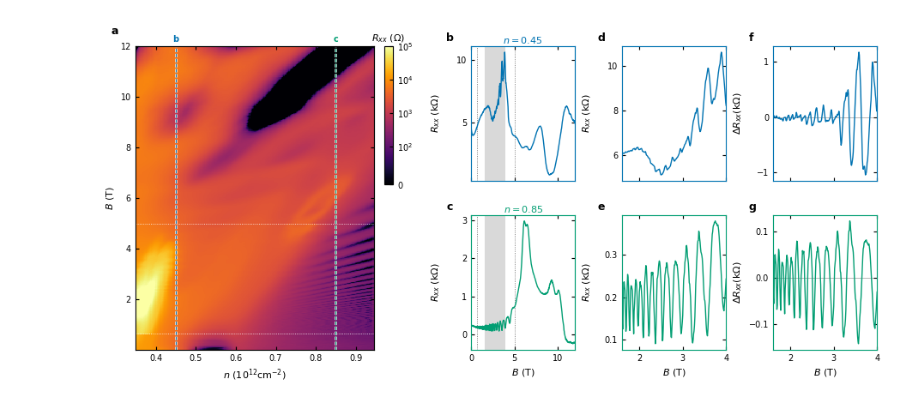
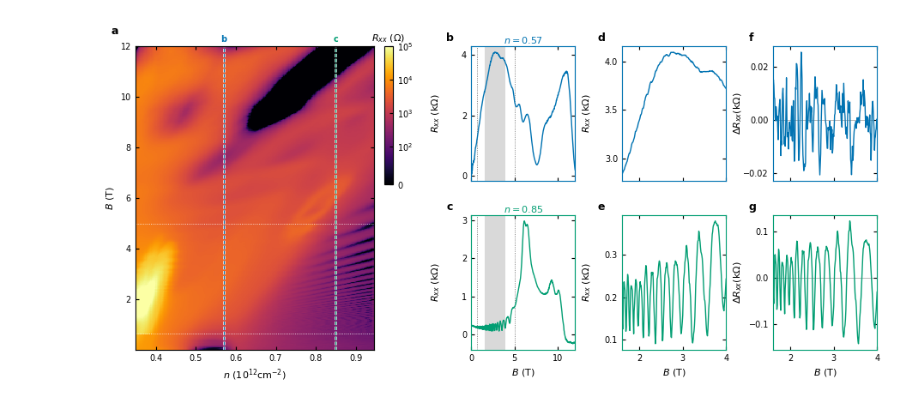
Before and after one commit to sharpelab/Fermiology-and-the-cCSC, a Jupyter notebook: ref-response-highfield-nosub/figS_highfield_nosub.ipynb, the cells around one changed output. Drawn from its saved outputs; the diff is of its cells as text; code cells hidden in the pictures.

```diff
--- a/ref-response-highfield-nosub/figS_highfield_nosub.ipynb
+++ b/ref-response-highfield-nosub/figS_highfield_nosub.ipynb
@@ -8,15 +8,16 @@ update_rc_params('paper')
 import copy
 # %%
 
-zf_targets = [0.45, 0.85]
+zf_targets = [0.57, 0.85]
 zf_colors = ['#0173B2', '#029E73', '#D55E00', '#CC78BC', '#DE8F05']
 ZF_DN = 0.012          # density offset applied to file 1637 to match 1840
 ZF_BMIN = 0.02         # drop 1637's glitched first two points
 zf_seams = (0.65, 5.0)  # 1637 | 1840 | 1959
 zf_zoom = (1.6, 4.0)    # window shown in the right-hand column
-dzf_zoom_ypad = 0.05     # y margin, as a fraction of the window's Rxx range
+zf_zoom_ypad = 0.05     # y margin, as a fraction of the window's Rxx range
 # Filter parameters for last column
 ZF_BG = {'cutoff': 8*0.228, 'order': 4}
+zf_zoom_yscale = [zf_zoom, zf_zoom]
 
 analyzer_zeroB = Lf_analysis(1637, contact=2)
 analyzer_lowB = Lf_analysis(1840, contact=2)
@@ -159,32 +160,32 @@ for i in range(zf_nrows):
     pad = zf_zoom_ypad*np.ptp(y)
     ax.set_ylim(y.min() - pad, y.max() + pad)
 
     # Resample: need a uniform grid
     ax = axes_sub[i]
     B_win = np.linspace(*zf_zoom, zoom_mask.sum())
     dRxx, bg = detrend_butterworth(B_win, np.interp(B_win, B_cut, Rxx), **ZF_BG)
     ax.plot(B_win, dRxx*1e-3, lw=1, color=color)
     ax.axhline(0, color='0.6', lw=0.5, zorder=0)
     ax.axvline(zf_seams[1], color='0.35', ls=':', lw=0.6, zorder=1)
     ax.set_xlim(*zf_zoom)
     ylabels = [r'$R_{xx}$ (k$\Omega$)', r'$R_{xx}$ (k$\Omega$)',
                r'$\Delta R_{xx} $(k$\Omega$)']
     for j, ax in enumerate((axes_cut[i], axes_zoom[i], axes_sub[i])):
         ax.set_ylabel(ylabels[j])
         ax.locator_params(axis='y', nbins=4, steps=[1, 2, 5, 10])
         # Pin the label: tick-label widths differ per panel, margins should not.
         ax.yaxis.set_label_coords(-0.28, 0.5)
         if i == zf_nrows - 1:
             ax.set_xlabel('$B$ (T)')
         else:
             ax.tick_params(labelbottom=False)
         for spine in ax.spines.values():
             spine.set_edgecolor(color)
         p = ax.get_position()
         fig.text(p.x0 - label_spacer, p.y1 + 0.012, letters[1 + i + zf_nrows*j],
                  fontweight='bold')
 
-plt.savefig('figures/figS_FFT_nobgsub_highfield_fan.pdf', dpi=600, bbox_inches='tight',
+plt.savefig('figS_FFT_nobgsub_highfield_fan.pdf', dpi=600, bbox_inches='tight',
             pad_inches=0.02, transparent=False)
 # %% [output]
-[figure, old version]
+[figure, new version]
```
Also changed, not shown: 23 other files.
